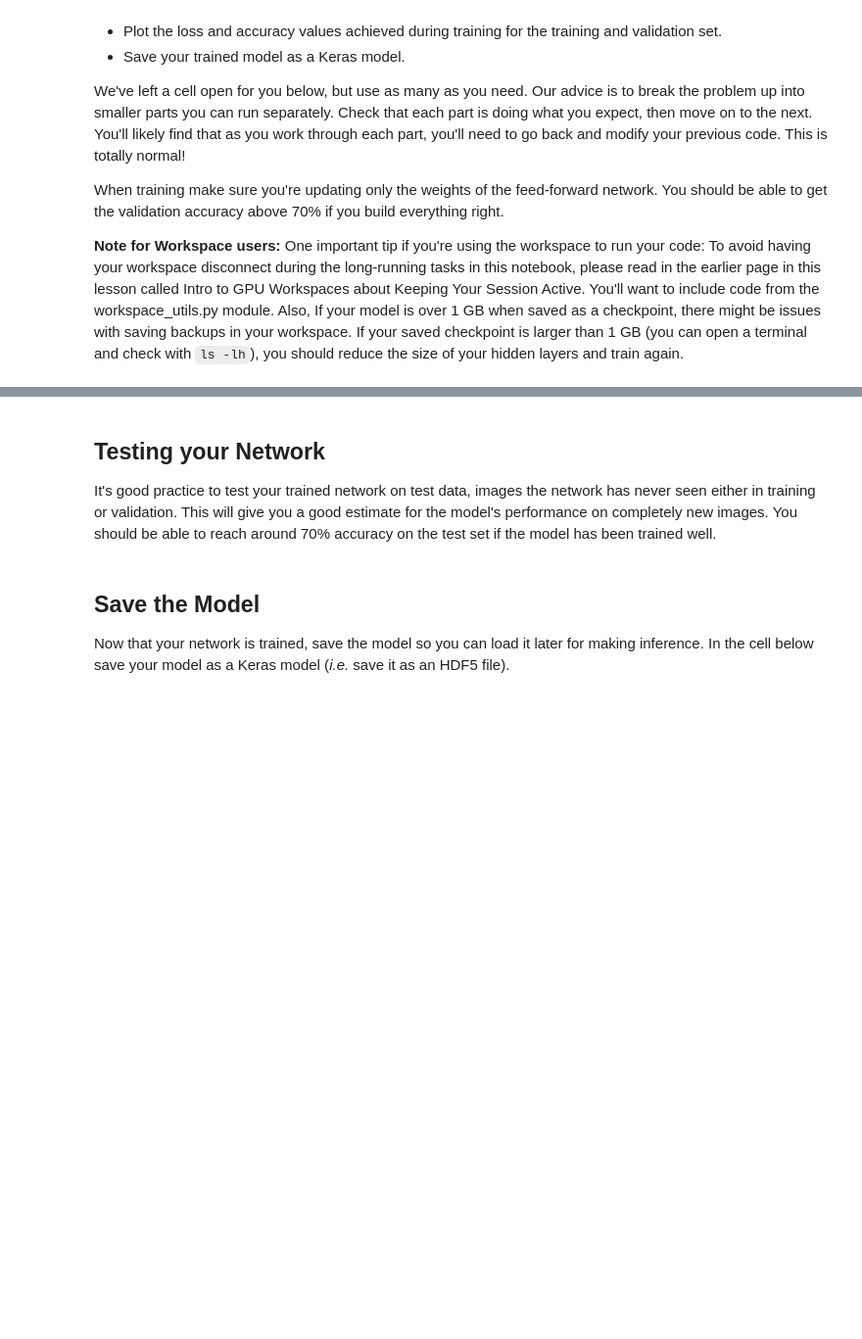
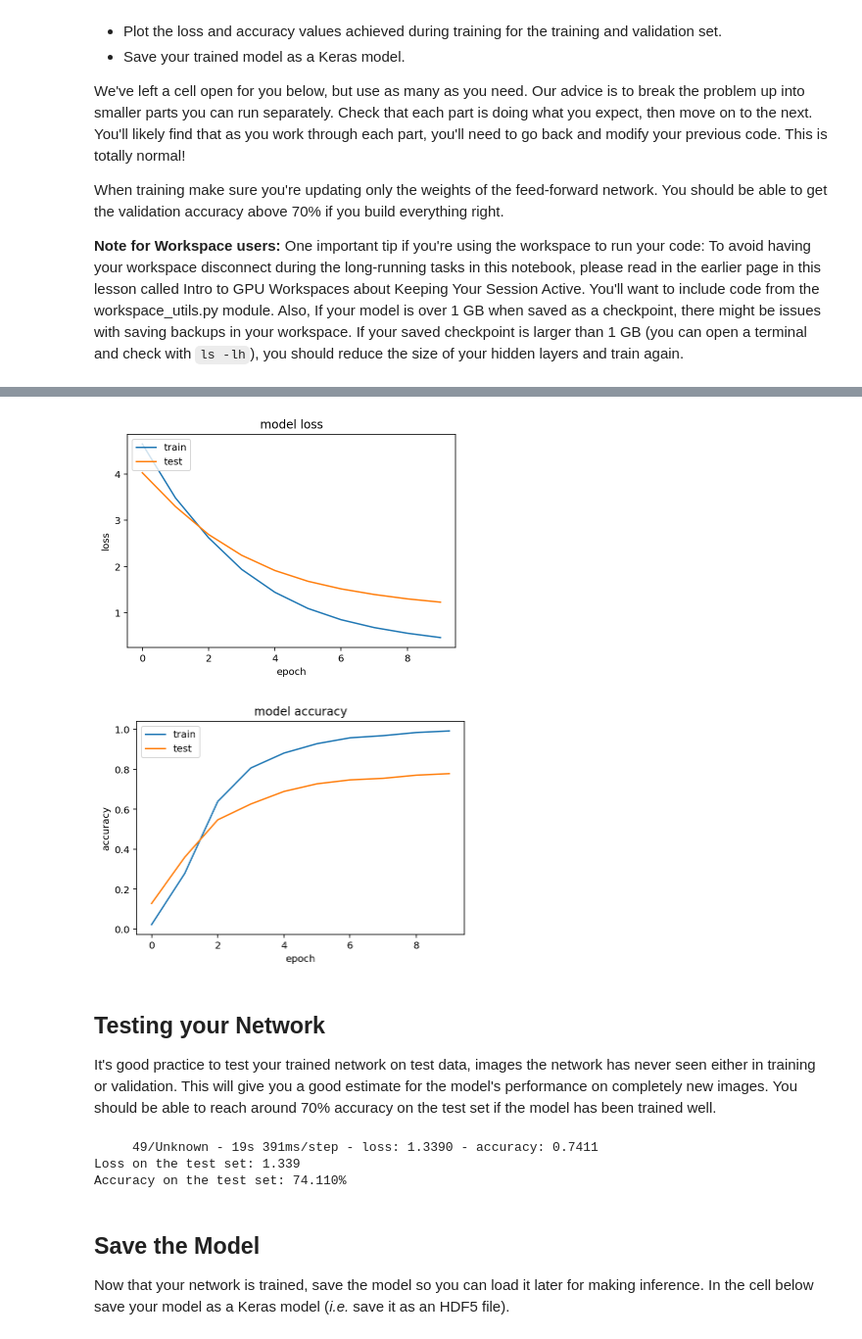
Before and after one commit to rusdes/Deep-Learning-Project, a Jupyter notebook: p2_image_classifier/Project_Image_Classifier_Project.ipynb, the cells around one changed output, grey strips where cells are left out. Shown at 98% size. Saved outputs shown, nothing was run; the diff lists cells and outputs as text; code cells hidden in the pictures; blank space fills up the shorter version.

Commit message:
built and trained the model

```diff
--- a/p2_image_classifier/Project_Image_Classifier_Project.ipynb
+++ b/p2_image_classifier/Project_Image_Classifier_Project.ipynb
@@ -113,7 +113,7 @@ plt.show()
 # %%
 # TODO: Create a pipeline for each set.
 batch_size = 128
-image_size = 255
+image_size = 224
 
 num_training_examples = numbers[1].num_examples
 
@@ -127,6 +127,7 @@ def format_image(image, label):
 training_batches = training_set.shuffle(num_training_examples//4).map(format_image).batch(batch_size).prefetch(1)
 validation_batches = validation_set.map(format_image).batch(batch_size).prefetch(1)
 testing_batches = test_set.map(format_image).batch(batch_size).prefetch(1)
+testing_set_formatted = test_set.map(format_image).prefetch(1)
 # %% [markdown]
 # Build and Train the Classifier
 
@@ -153,0 +151,18 @@ When training make sure you're updating only the weights of the feed-forward net
+# %%
+# TODO: Build and train your network.
+m = tf.keras.Sequential([
+    hub.KerasLayer("https://tfhub.dev/google/tf2-preview/mobilenet_v2/feature_vector/4",
+                   trainable=False),
+    tf.keras.layers.Dense(dataset_info.features['label'].num_classes, activation='softmax')
+])
+m.build([None, 224, 224, 3])  # Batch input shape.
+
+m.compile(optimizer='adam',
+              loss='sparse_categorical_crossentropy',
+              metrics=['accuracy'])
+
+EPOCHS = 10
+
+history = m.fit(training_batches,
+                    epochs=EPOCHS,
+                    validation_data=validation_batches)
@@ -154,9 +190,39 @@ When training make sure you're updating only the weights of the feed-forward net
+# %%
+# TODO: Plot the loss and accuracy values achieved during training for the training and validation set.
+#Plot for loss
+plt.plot(history.history['loss'])
+plt.plot(history.history['val_loss'])
+plt.title('model loss')
+plt.ylabel('loss')
+plt.xlabel('epoch')
+plt.legend(['train','test'], loc = 'upper left')
+plt.show()
+
+#Plot for accuracy
+plt.plot(history.history['accuracy'])
+plt.plot(history.history['val_accuracy'])
+plt.title('model accuracy')
+plt.xlabel('epoch')
+plt.ylabel('accuracy')
+plt.legend(['train','test'], loc = 'upper left')
+plt.show()
+# %% [output]
+[figure, added]
+[figure, added]
 # %% [markdown]
 ## Testing your Network
 
 It's good practice to test your trained network on test data, images the network has never seen either in training or validation. This will give you a good estimate for the model's performance on completely new images. You should be able to reach around 70% accuracy on the test set if the model has been trained well.
 # %%
 # TODO: Print the loss and accuracy values achieved on the entire test set.
+loss, accuracy = m.evaluate(testing_batches)
+
+print('\nLoss on the test set: {:,.3f}'.format(loss))
+print('Accuracy on the test set: {:.3%}'.format(accuracy))
+# %% [output]
+     49/Unknown - 19s 391ms/step - loss: 1.3390 - accuracy: 0.7411
+Loss on the test set: 1.339
+Accuracy on the test set: 74.110%
 # %% [markdown]
 ## Save the Model
 
```
Also changed, not shown: parts of 5 cells of this notebook.
